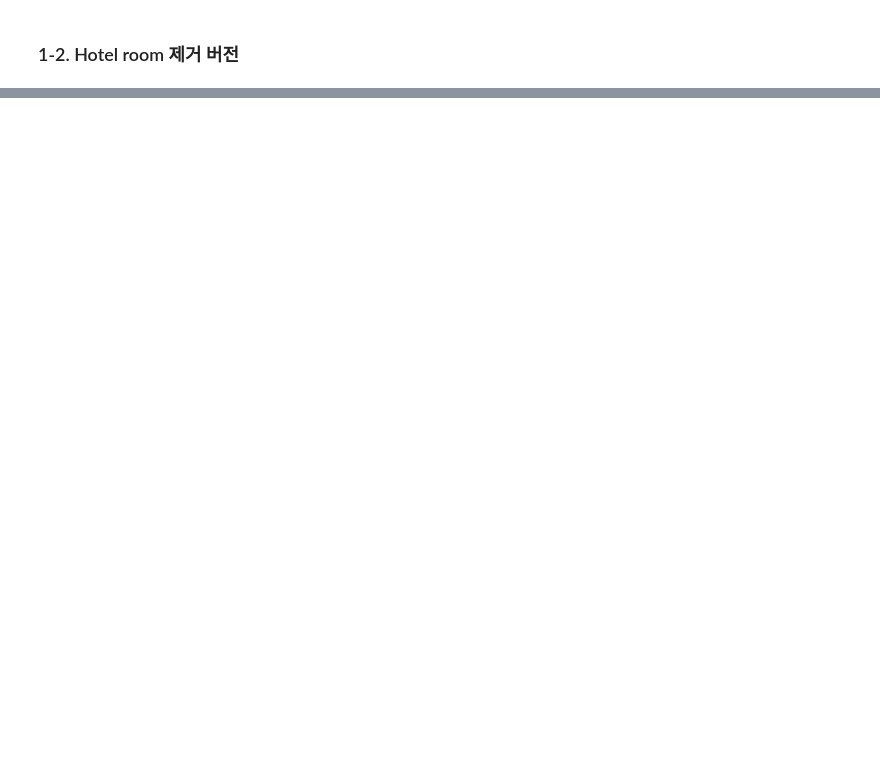
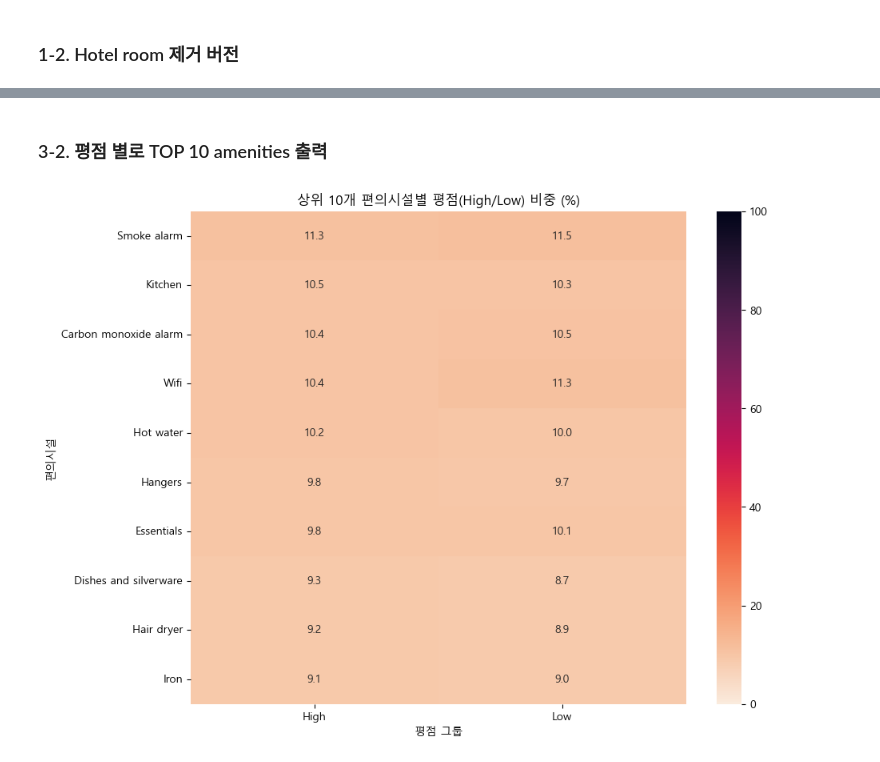
Before and after one commit to KyungminChang/data-analysis-project-BBB, a Jupyter notebook: 02_basic_statistics.ipynb, the cells around one changed output, grey strips where cells are left out. Drawn from its saved outputs; the diff is of its cells as text; code cells hidden in the pictures; blank space fills up the shorter version.

```diff
--- a/02_basic_statistics.ipynb
+++ b/02_basic_statistics.ipynb
@@ -212,0 +277,50 @@ ct_2
+# %%
+import ast
+from collections import Counter
+
+# 1. 문자열(String) 형태를 진짜 리스트(List)로 변환
+# 데이터가 "['Wifi', 'Heating']" 처럼 따옴표까지 포함된 글자라면 이 과정이 꼭 필요!!
+test_df1['amenities'] = test_df1['amenities'].apply(ast.literal_eval)
+
+# 2. 리스트를 개별 행으로 펼치기 (Explode)
+# 한 칸에 들어있던 [A, B, C]를 각각 3개의 행(A / B / C)으로 쪼개줍니다.
+exploded_amenities = test_df1['amenities'].explode()
+
+# 3. 개수 세고 상위 10개 추출
+top_10_amenities = exploded_amenities.value_counts().head(10)
+# %% [markdown]
+### 3-2. 평점 별로 TOP 10 amenities 출력
+# %%
+import pandas as pd
+import seaborn as sns
+import matplotlib.pyplot as plt
+
+# 1. 'amenities' 리스트 펼치기 (rating_group 컬럼 유지)
+# test_df1이 아닌 exploded_df를 새로 정의하여 인덱스 일관성을 유지합니다.
+exploded_df = test_df1.explode('amenities')
+
+# 2. 상위 10개 편의시설 리스트 추출
+top_10_list = exploded_df['amenities'].value_counts().head(10).index
+
+# 3. 상위 10개 시설에 해당하는 데이터만 필터링
+df_top10 = exploded_df[exploded_df['amenities'].isin(top_10_list)]
+
+# 4. crosstab 대신 groupby를 사용하여 비율 계산 (에러 방지)
+# 편의시설별로 rating_group(High/Low)의 빈도수를 구한 뒤 비율로 변환합니다.
+ct_amenity = df_top10.groupby(['amenities', 'rating_group']).size().unstack(fill_value=0)
+ct_amenity_percent = ct_amenity.div(ct_amenity.sum(axis=0), axis=1) * 100
+
+# 5. Seaborn 히트맵 시각화
+plt.figure(figsize=(10, 8))
+sns.heatmap(ct_amenity_percent.sort_values(by='High', ascending=False),
+            annot=True,
+            fmt=".1f",
+            cmap="rocket_r",
+            vmin=0, vmax=100)
+
+plt.title('상위 10개 편의시설별 평점(High/Low) 비중 (%)')
+plt.xlabel('평점 그룹')
+plt.ylabel('편의시설')
+plt.show()
+# %% [output]
+[figure, added]
```
Also changed, not shown: parts of 14 cells of this notebook, 2 other files.
